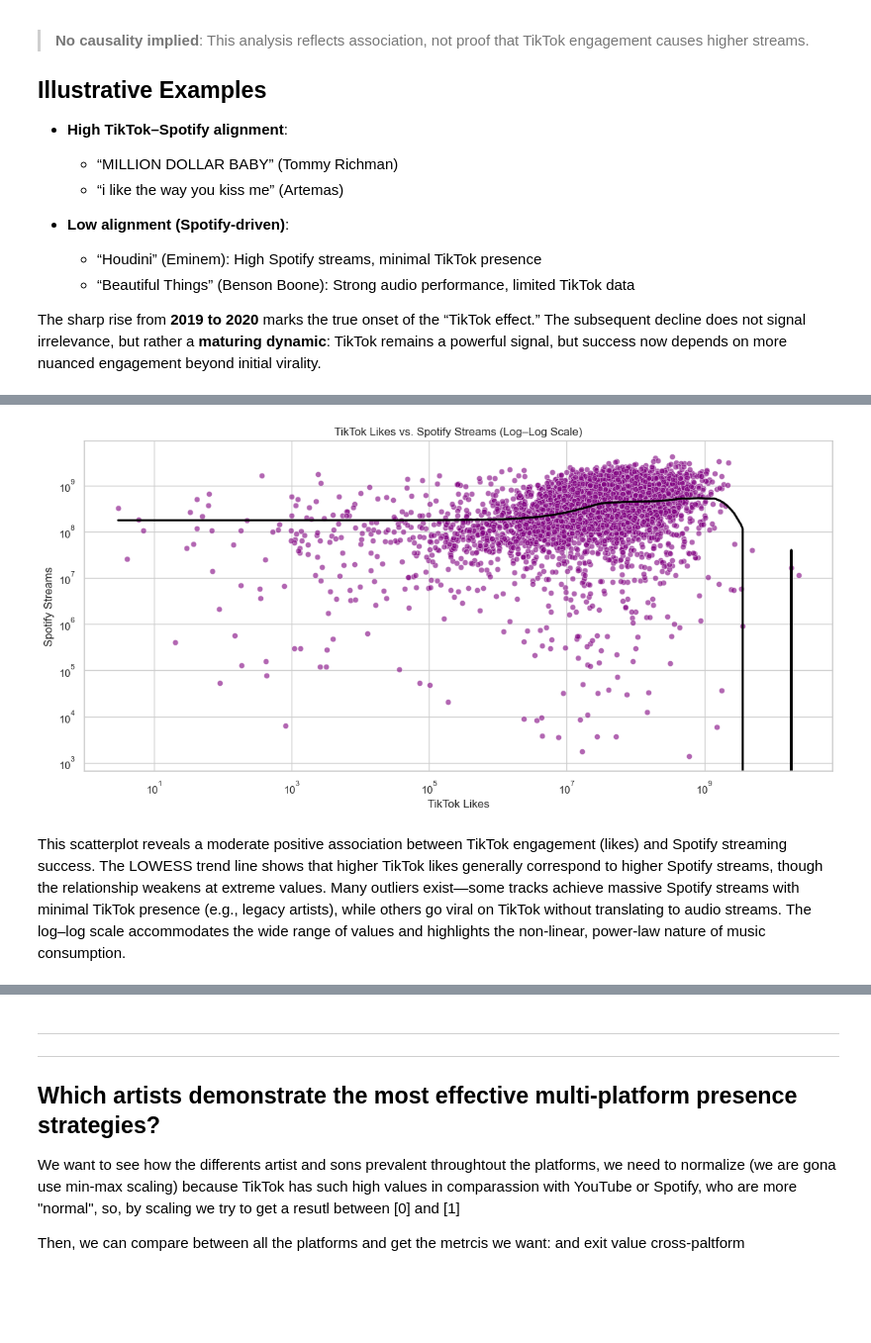
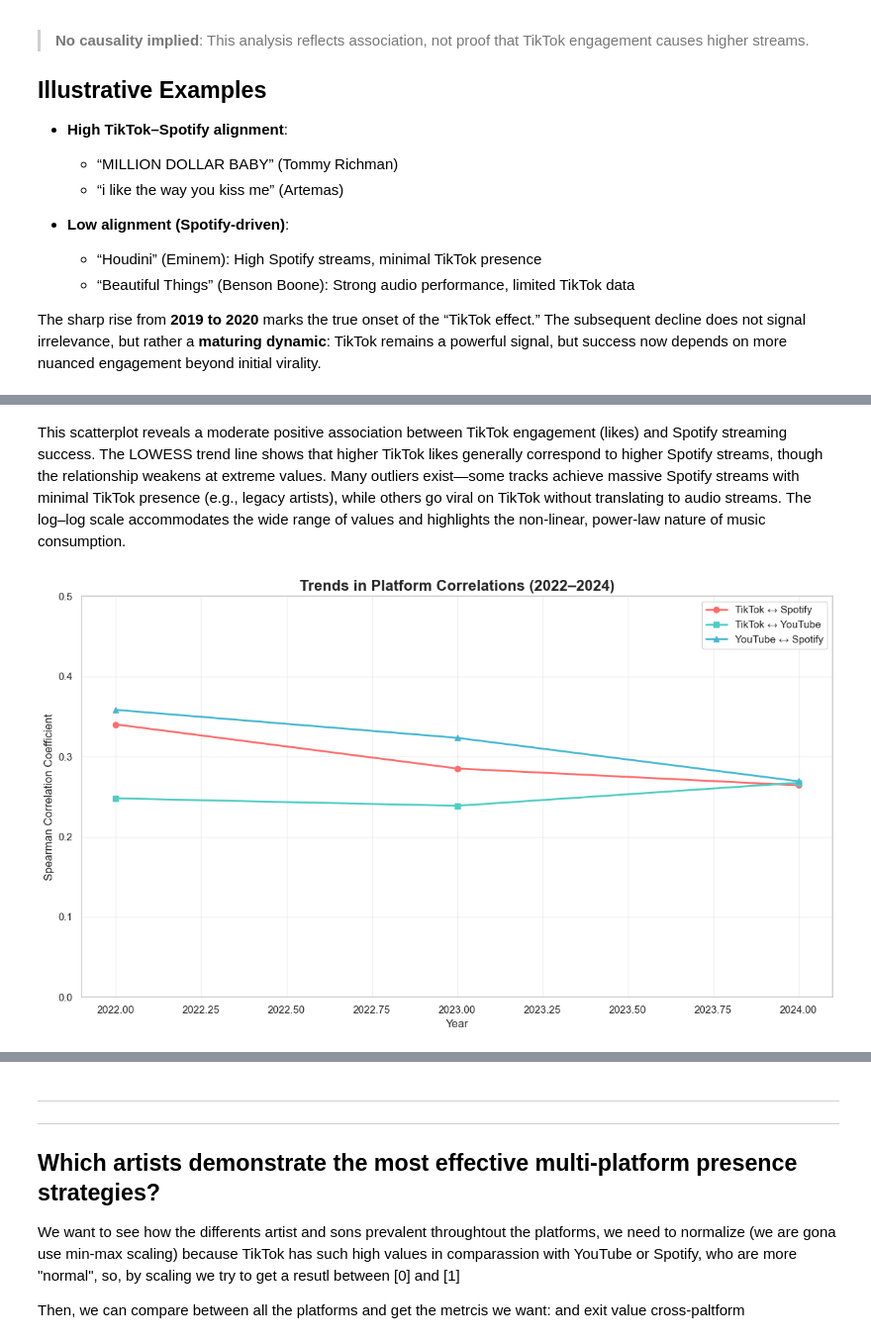
Before and after one commit to iKebb/Ironhack_Project02_SQL, a Jupyter notebook: main.ipynb, the cells around one changed output, grey strips where cells are left out. Shown at 99% size. Saved outputs shown, nothing was run; the diff lists cells and outputs as text; code cells hidden in the pictures; blank space fills up the shorter version.

```diff
--- a/main.ipynb
+++ b/main.ipynb
@@ -694,28 +668,33 @@ plt.show()
-# %%
-plt.figure(figsize=(12, 6))
-sns.scatterplot(
-  data=df,
-  x="TikTok Likes",
-  y="Spotify Streams",
-  alpha=0.6,
-  color="purple"
-)
-sns.regplot(
-  data=df,
-  x="TikTok Likes",
-  y="Spotify Streams",
-  scatter=False,
-  color="black",
-  lowess=True
-)
-plt.xscale("log")
-plt.yscale("log")
-plt.title("TikTok Likes vs. Spotify Streams (Log–Log Scale)")
-plt.xlabel("TikTok Likes")
-plt.ylabel("Spotify Streams")
-plt.tight_layout()
-plt.show()
-# %% [output]
-[figure, removed]
 # %% [markdown]
 This scatterplot reveals a moderate positive association between TikTok engagement (likes) and Spotify streaming success. The LOWESS trend line shows that higher TikTok likes generally correspond to higher Spotify streams, though the relationship weakens at extreme values. Many outliers exist—some tracks achieve massive Spotify streams with minimal TikTok presence (e.g., legacy artists), while others go viral on TikTok without translating to audio streams. The log–log scale accommodates the wide range of values and highlights the non-linear, power-law nature of music consumption.
+# %%
+target_years=       [2022, 2023, 2024]
+tiktok_vs_spotify=  []
+tiktok_vs_youtube=  []
+youtube_vs_spotify= []
+# %%
+for year in target_years:
+  date_str = f"{year}-01-01"
+  corr_matrix= spearman_corr(df, date=date_str)
+
+  tiktok_vs_spotify.append(corr_matrix.loc["TikTok Views", "Spotify Streams"])
+  tiktok_vs_youtube.append(corr_matrix.loc["TikTok Views", "YouTube Views"])
+  youtube_vs_spotify.append(corr_matrix.loc["YouTube Views", "Spotify Streams"])
+
+years= [int(y) for y in target_years]
+# %%
+plt.figure(figsize=(12, 7))
+plt.plot(years, tiktok_vs_spotify, marker="o", label="TikTok ↔ Spotify", linewidth=2, color="#FF6B6B")
+plt.plot(years, tiktok_vs_youtube, marker="s", label="TikTok ↔ YouTube", linewidth=2, color="#4ECDC4")
+plt.plot(years, youtube_vs_spotify, marker="^", label="YouTube ↔ Spotify", linewidth=2, color="#45B7D1")
+
+plt.title('Trends in Platform Correlations (2022–2024)', fontsize=16, fontweight='bold')
+plt.xlabel('Year')
+plt.ylabel('Spearman Correlation Coefficient')
+plt.ylim(0, 0.5)
+plt.grid(True, alpha=0.3)
+plt.legend()
+plt.tight_layout()
+plt.show()
+# %% [output]
+[figure, added]
```
Also changed, not shown: parts of 9 cells of this notebook, 2 other files.
